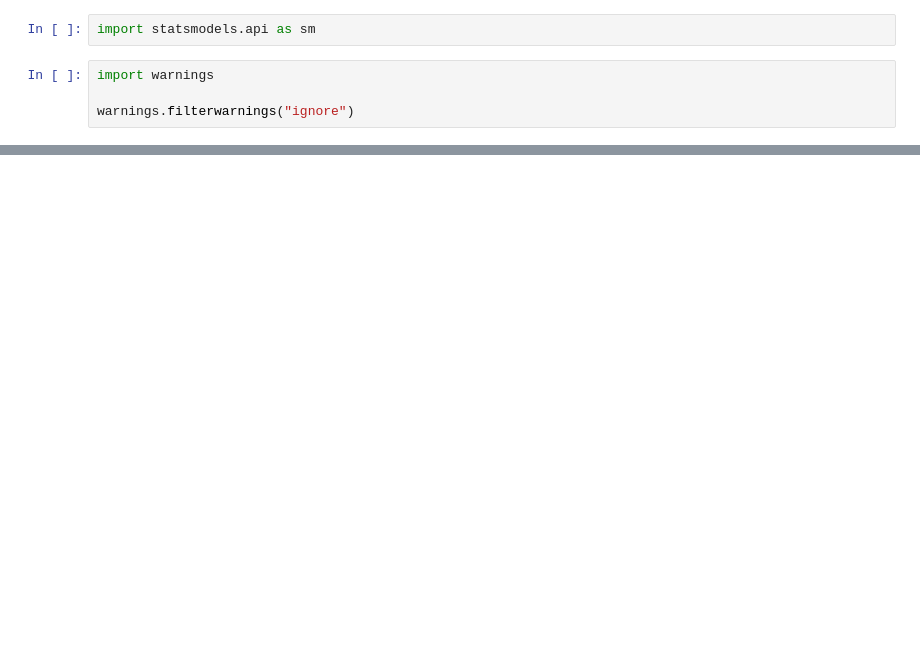
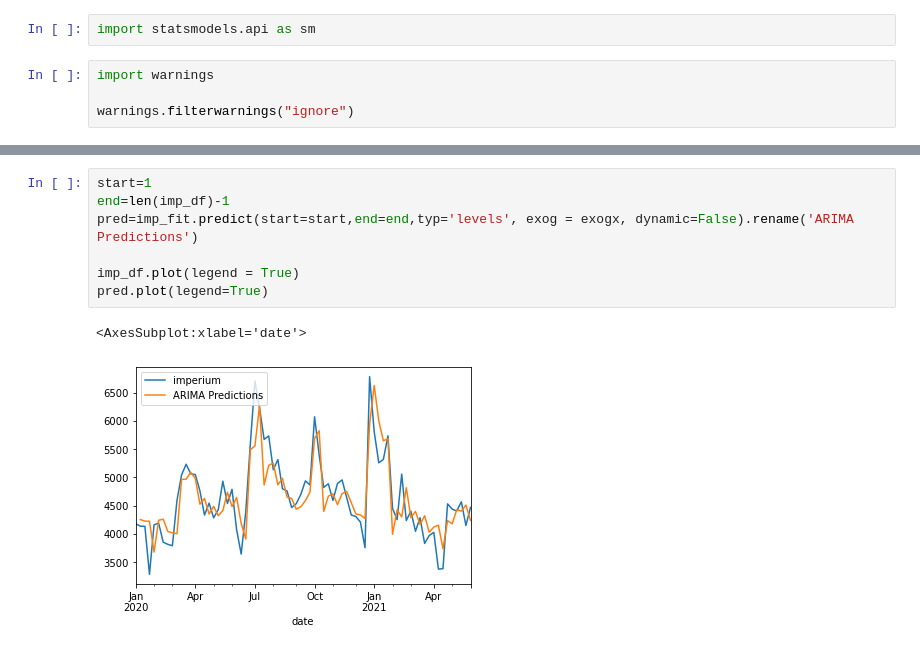
Before and after one commit to antonyebrown/Eve_TimeSeries, a Jupyter notebook: eve_timeseries.ipynb, the cells around one changed output, grey strips where cells are left out. Saved outputs shown, nothing was run; the diff lists cells and outputs as text; blank space fills up the shorter version.

```diff
--- a/eve_timeseries.ipynb
+++ b/eve_timeseries.ipynb
@@ -294,0 +253,10 @@ Freq: W-MON, dtype: float64
+# %%
+start=1
+end=len(imp_df)-1
+pred=imp_fit.predict(start=start,end=end,typ='levels', exog = exogx, dynamic=False).rename('ARIMA Predictions')
+
+imp_df.plot(legend = True)
+pred.plot(legend=True)
+# %% [output]
+<AxesSubplot:xlabel='date'>
+[figure, added]
```
Also changed, not shown: parts of 26 cells of this notebook, 1 other file.
